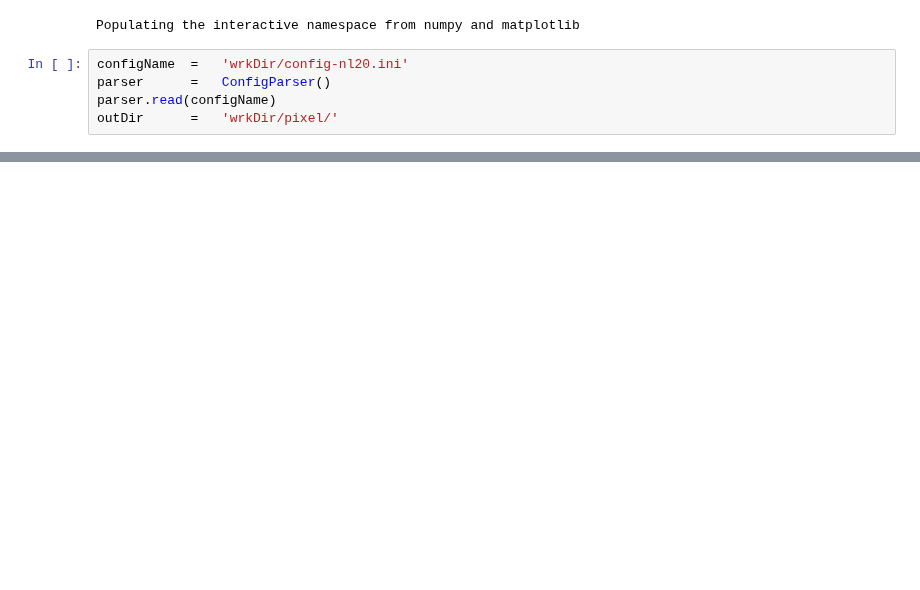
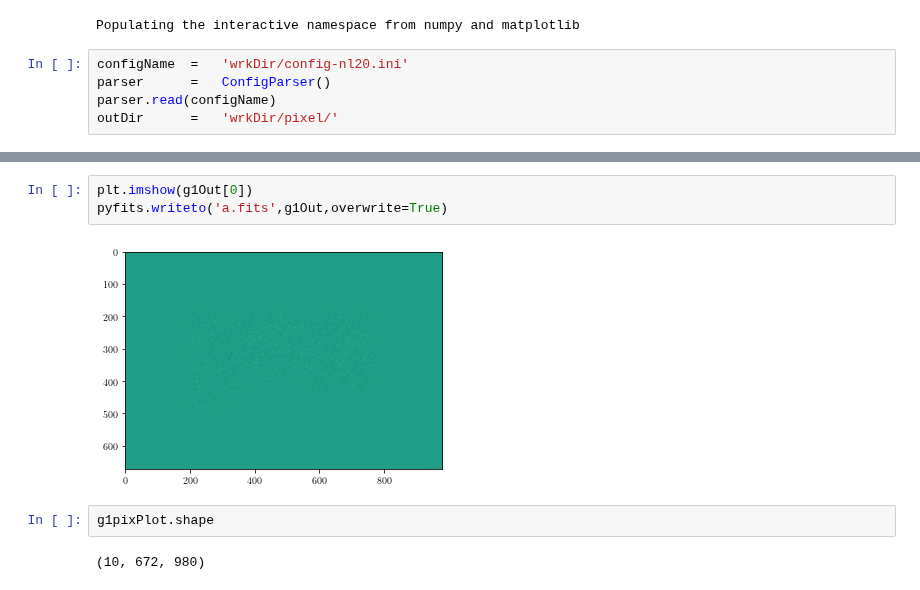
Before and after one commit to mr-superonion/splinv, a Jupyter notebook: notebook/s19/pixelation.ipynb, the cells around one changed output, grey strips where cells are left out. Cells and saved outputs as stored; diff of their text form; blank space fills up the shorter version.

```diff
--- a/notebook/s19/pixelation.ipynb
+++ b/notebook/s19/pixelation.ipynb
@@ -18,0 +84,9 @@ outDir      =   'wrkDir/pixel/'
+# %%
+plt.imshow(g1Out[0])
+pyfits.writeto('a.fits',g1Out,overwrite=True)
+# %% [output]
+[figure, added]
+# %%
+g1pixPlot.shape
+# %% [output]
+(10, 672, 980)
```
Also changed, not shown: parts of 16 cells of this notebook, 6 other files.
